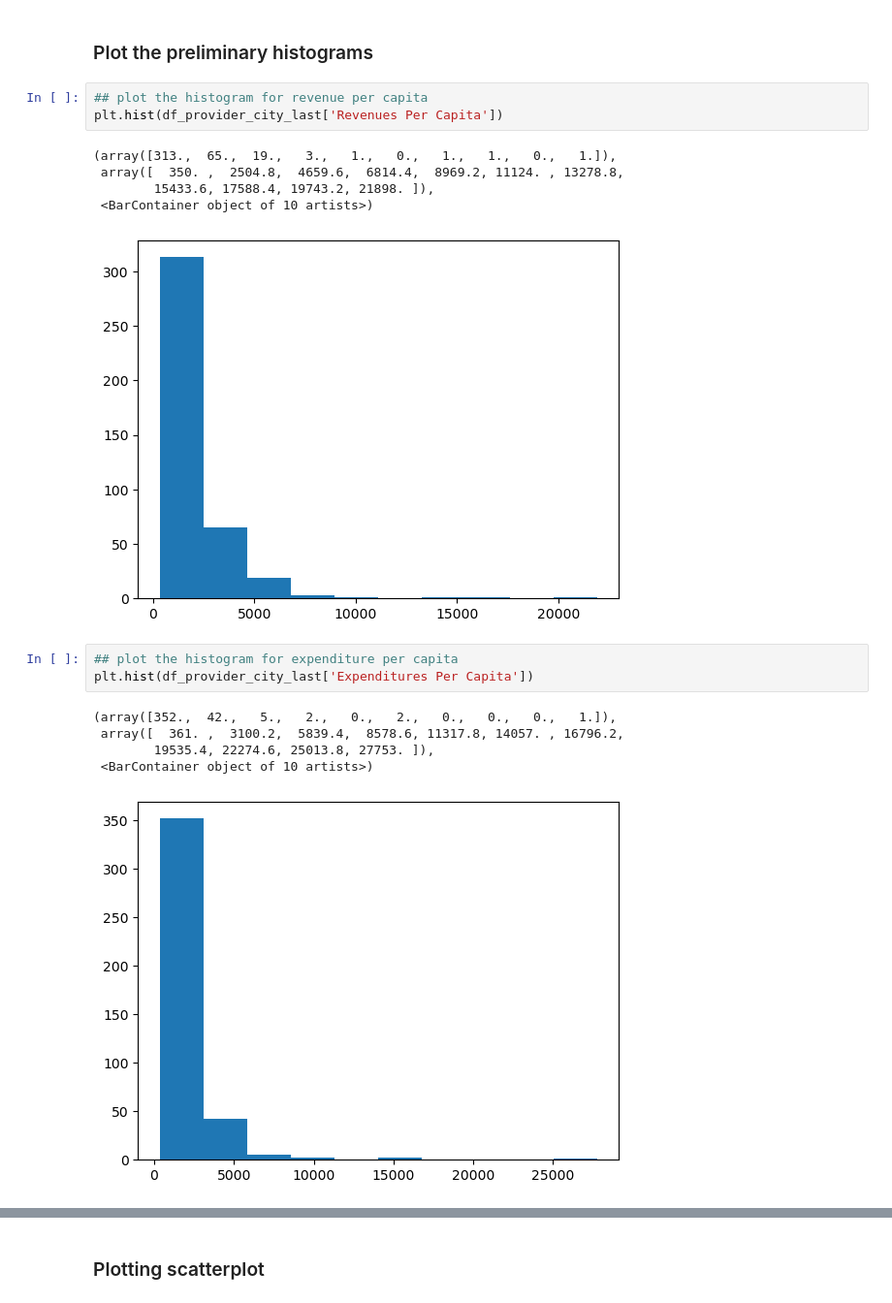
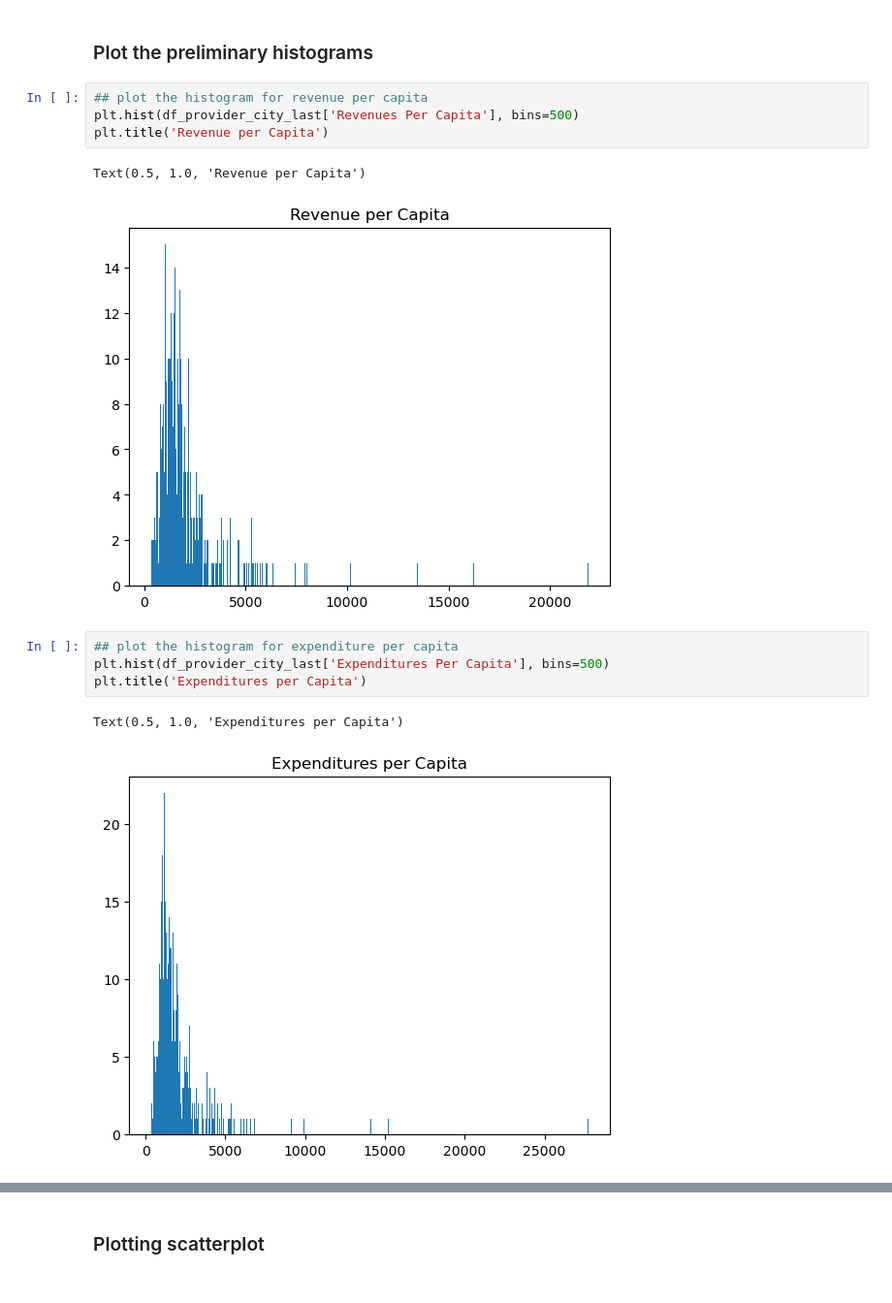
Before and after one commit to vicky-playground/EHR-GDP, a Jupyter notebook: city_comparison_code/EHR City Corrolation.ipynb, the cells around one changed output, grey strips where cells are left out. Shown at 97% size. Cells and saved outputs as stored; diff of their text form.

```diff
--- a/city_comparison_code/EHR City Corrolation.ipynb
+++ b/city_comparison_code/EHR City Corrolation.ipynb
@@ -154,21 +157,17 @@ df_provider_city_last.head()
 ### Plot the preliminary histograms
 # %%
 ## plot the histogram for revenue per capita
-plt.hist(df_provider_city_last['Revenues Per Capita'])
+plt.hist(df_provider_city_last['Revenues Per Capita'], bins=500)
+plt.title('Revenue per Capita')
 # %% [output]
-(array([313.,  65.,  19.,   3.,   1.,   0.,   1.,   1.,   0.,   1.]),
- array([  350. ,  2504.8,  4659.6,  6814.4,  8969.2, 11124. , 13278.8,
-        15433.6, 17588.4, 19743.2, 21898. ]),
- <BarContainer object of 10 artists>)
+Text(0.5, 1.0, 'Revenue per Capita')
-[figure, old version]
+[figure, new version]
 # %%
 ## plot the histogram for expenditure per capita
-plt.hist(df_provider_city_last['Expenditures Per Capita'])
+plt.hist(df_provider_city_last['Expenditures Per Capita'], bins=500)
+plt.title('Expenditures per Capita')
 # %% [output]
-(array([352.,  42.,   5.,   2.,   0.,   2.,   0.,   0.,   0.,   1.]),
- array([  361. ,  3100.2,  5839.4,  8578.6, 11317.8, 14057. , 16796.2,
-        19535.4, 22274.6, 25013.8, 27753. ]),
- <BarContainer object of 10 artists>)
+Text(0.5, 1.0, 'Expenditures per Capita')
-[figure, old version]
+[figure, new version]
 # %%
 ## plot the histogram for EHR per Capita
```
Also changed, not shown: parts of 16 cells of this notebook.
